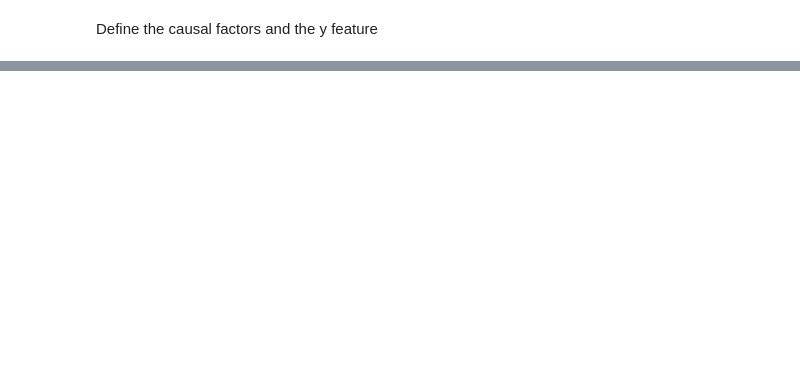
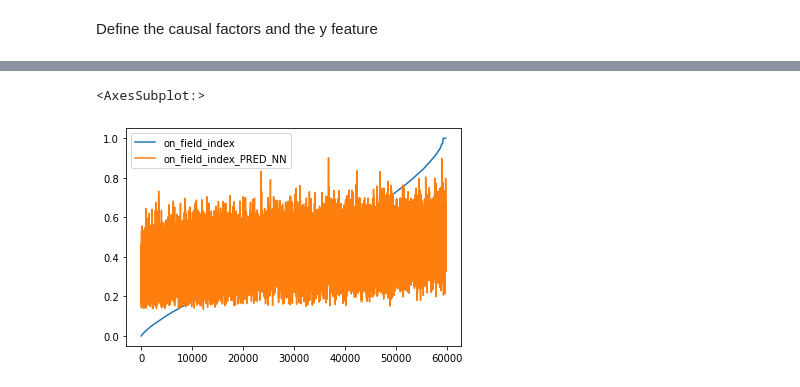
Before and after one commit to tizianoparriani/fantasAi_football, a Jupyter notebook: src/learning.ipynb, the cells around one changed output, grey strips where cells are left out. Saved outputs shown, nothing was run; the diff lists cells and outputs as text; code cells hidden in the pictures; blank space fills up the shorter version.

```diff
--- a/src/learning.ipynb
+++ b/src/learning.ipynb
@@ -377,3 +413,8 @@ def print_top_players(df, y_feature, competition_id="IT1", head=10):
     ]
 
     return df_c
+# %%
+dataset_on_field.sort_values(by=on_field, ignore_index=True)[[on_field, f"{on_field}_PRED_NN"]].plot()
+# %% [output]
+<AxesSubplot:>
+[figure, added]
```
Also changed, not shown: parts of 11 cells of this notebook, 1 other file.
